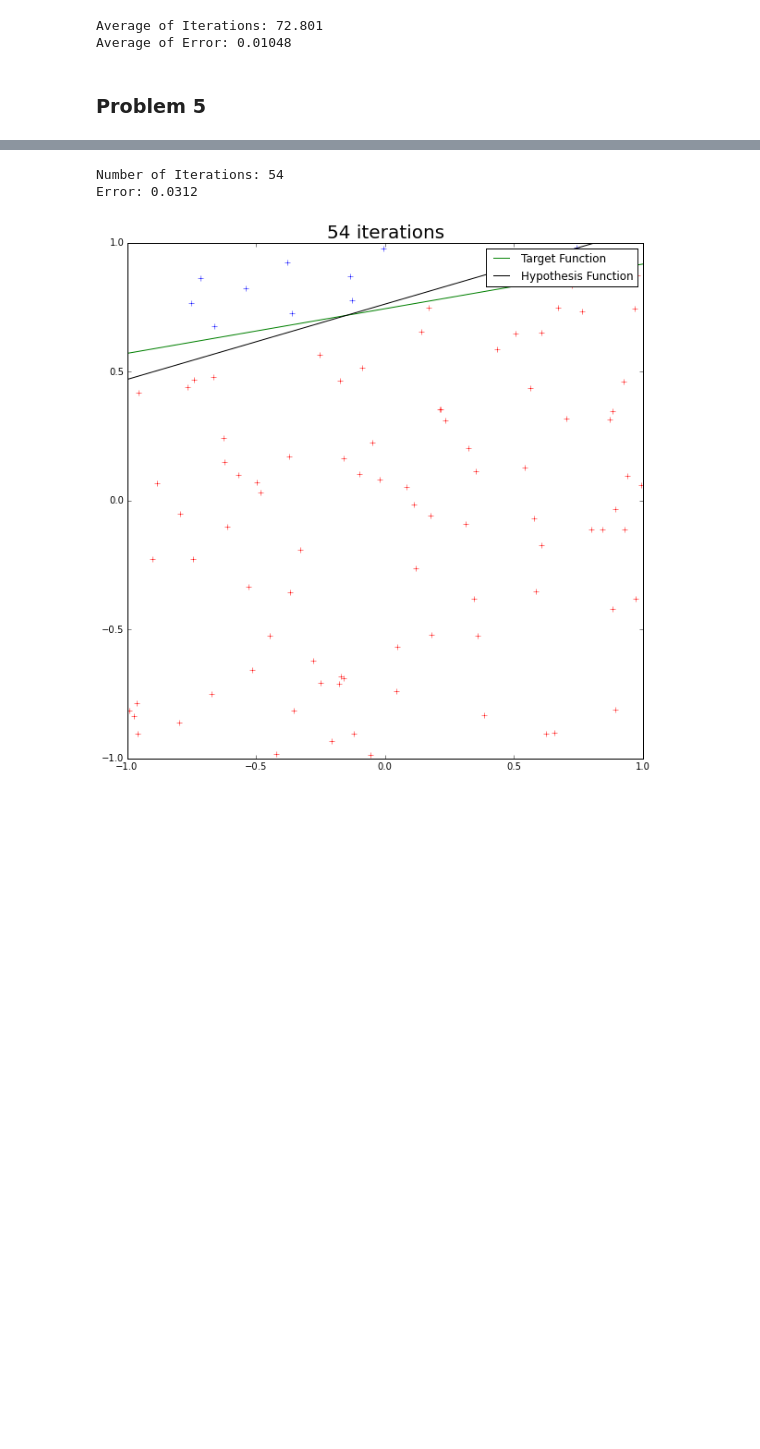
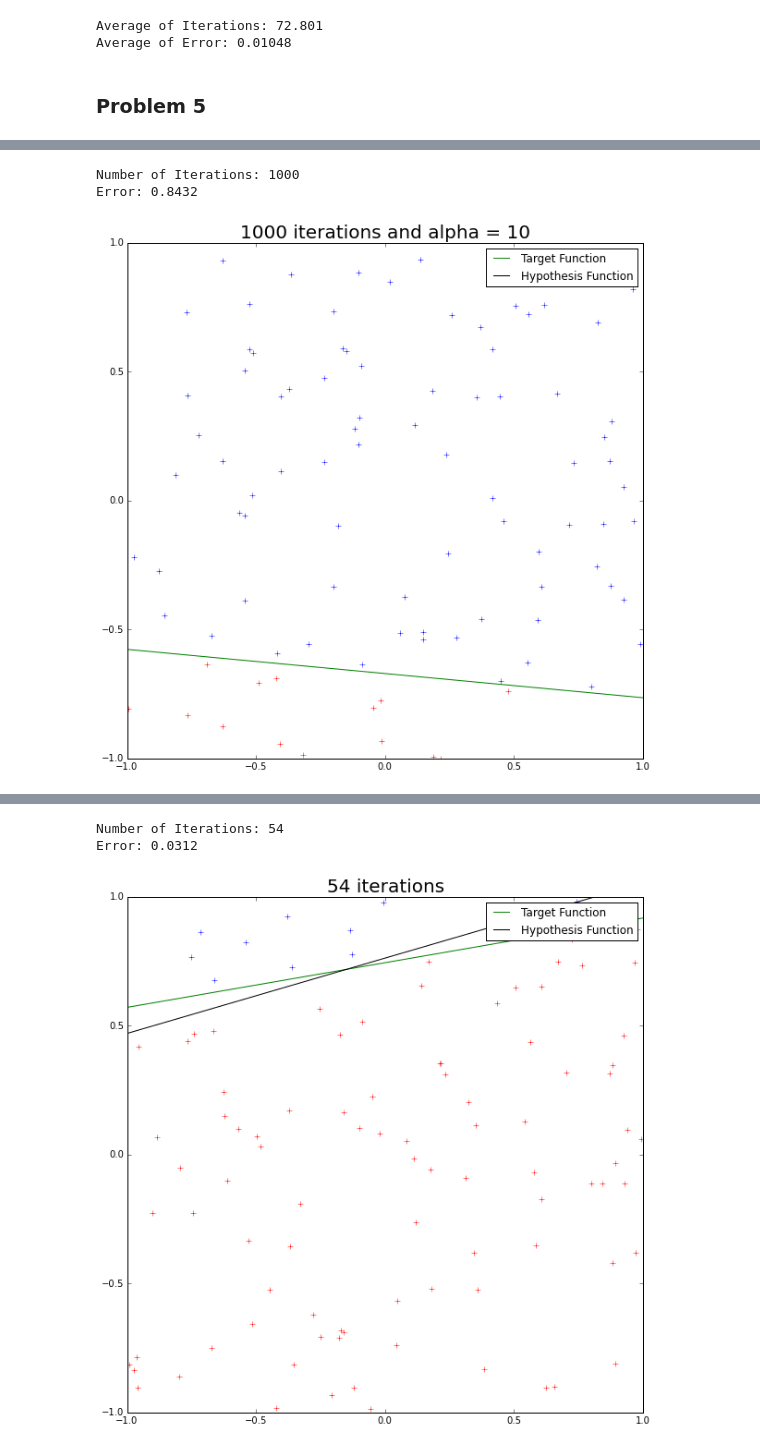
Before and after one commit to kizzyterra14/AM-2015-3, a Jupyter notebook: Homeworks/hw1.ipynb, the cells around one changed output, grey strips where cells are left out. Saved outputs shown, nothing was run; the diff lists cells and outputs as text; code cells hidden in the pictures; blank space fills up the shorter version.

```diff
--- a/Homeworks/hw1.ipynb
+++ b/Homeworks/hw1.ipynb
@@ -244,3 +244,9 @@ Error: 0.5279
+# %%
+runningModifiedPerceptron(10)
+# %% [output]
+Number of Iterations: 1000
+Error: 0.8432
+[figure, added]
 # %%
 runningModifiedPerceptron(1)
 # %% [output]
```
Also changed, not shown: parts of 7 cells of this notebook, 1 other file.
